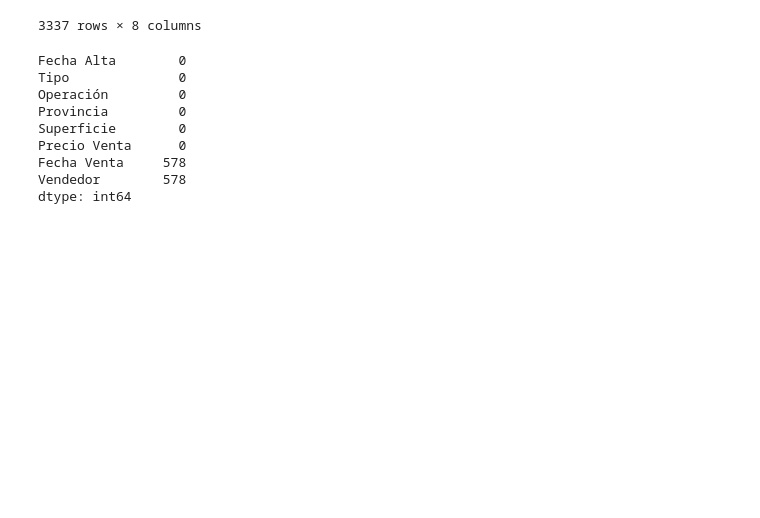
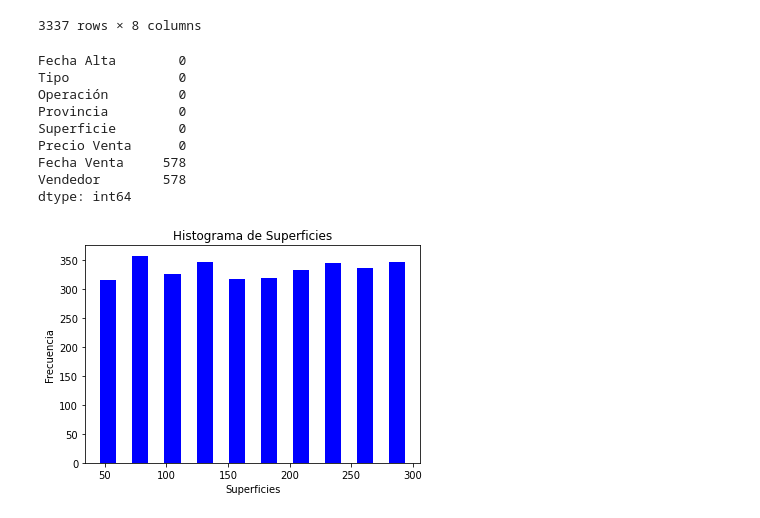
Before and after one commit to Ick3r/Actividad2, a Jupyter notebook: Actividad2Limpieza.ipynb, the cells around one changed output. Cells and saved outputs as stored; diff of their text form; code cells hidden in the pictures; blank space fills up the shorter version.

Commit message:
Mostramos el primer histograma

```diff
--- a/Actividad2Limpieza.ipynb
+++ b/Actividad2Limpieza.ipynb
@@ -266,0 +270,9 @@ dtype: int64
+# %%
+#Histograma variable "Superficie"
+plt.hist(x=data3['Superficie'],color ='blue', rwidth=0.5)
+plt.title('Histograma de Superficies')
+plt.xlabel('Superficies')
+plt.ylabel('Frecuencia')
+plt.show()
+# %% [output]
+[figure, added]
```
Also changed, not shown: parts of 1 cell of this notebook.
